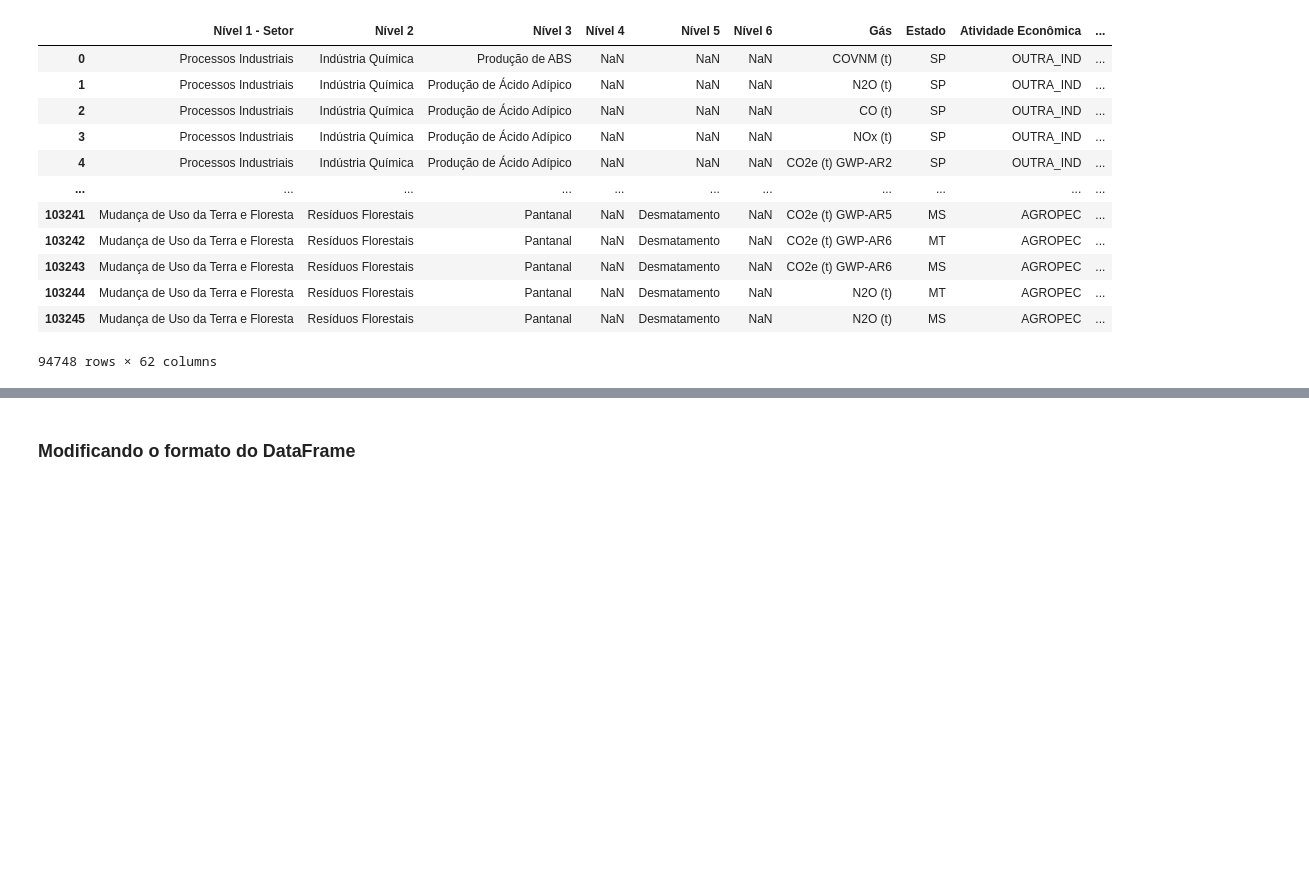
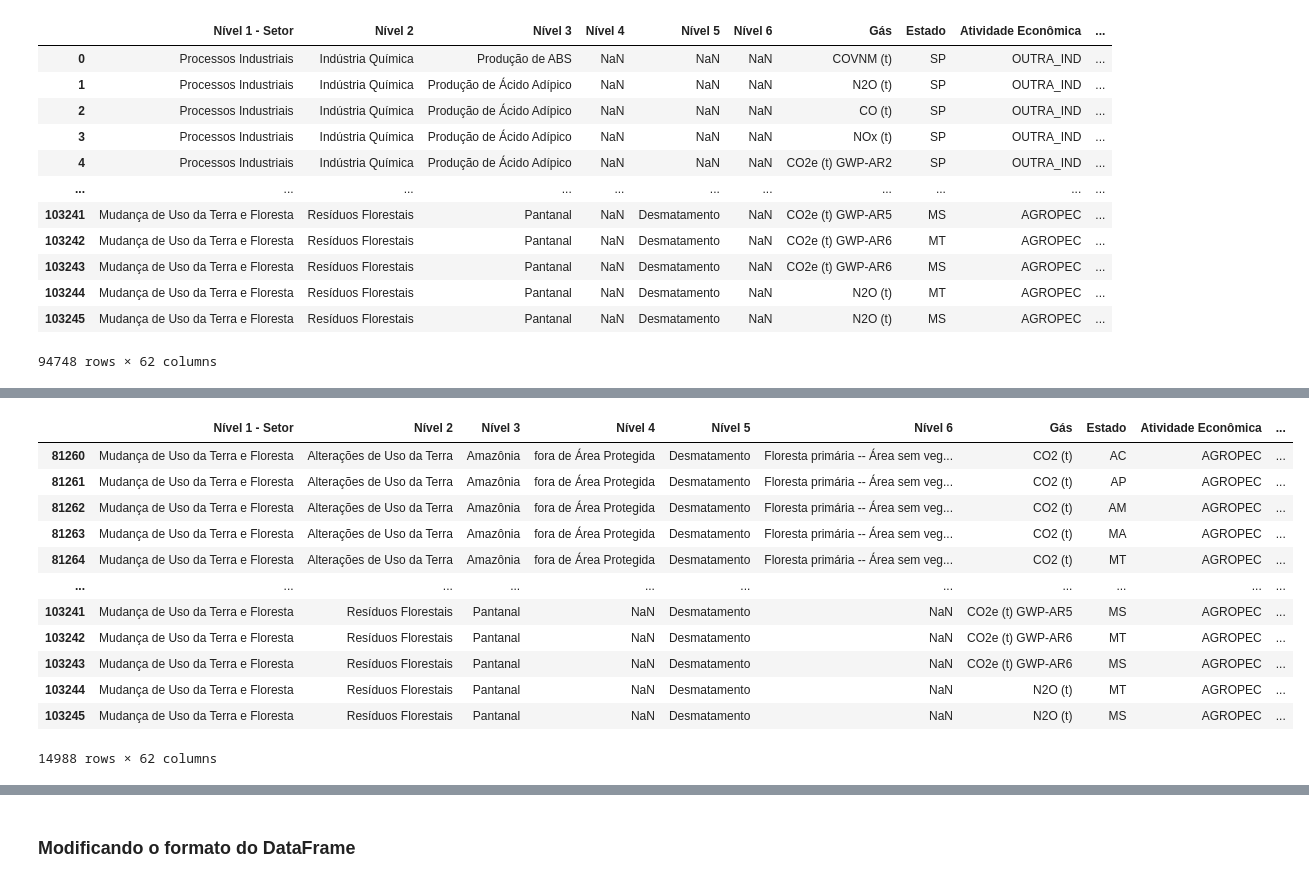
Before and after one commit to felipesayegg/Python-para-Data-Science, a Jupyter notebook: pandas_selecao_e_agrupamento.ipynb, the cells around one changed output, grey strips where cells are left out. Saved outputs shown, nothing was run; the diff lists cells and outputs as text; code cells hidden in the pictures; blank space fills up the shorter version.

```diff
--- a/pandas_selecao_e_agrupamento.ipynb
+++ b/pandas_selecao_e_agrupamento.ipynb
@@ -224,0 +258,16 @@ data_gases
+# %%
+data_gases[data_gases['Nível 1 - Setor'] == 'Mudança de Uso da Terra e Floresta']
+# %% [output]
+|  | Nível 1 - Setor | Nível 2 | Nível 3 | Nível 4 | Nível 5 | Nível 6 | Gás | Estado | Atividade Econômica | ... |
+| 81260 | Mudança de Uso da Terra e Floresta | Alterações de Uso da Terra | Amazônia | fora de Área Protegida | Desmatamento | Floresta primária -- Área sem veg... | CO2 (t) | AC | AGROPEC | ... |
+| 81261 | Mudança de Uso da Terra e Floresta | Alterações de Uso da Terra | Amazônia | fora de Área Protegida | Desmatamento | Floresta primária -- Área sem veg... | CO2 (t) | AP | AGROPEC | ... |
+| 81262 | Mudança de Uso da Terra e Floresta | Alterações de Uso da Terra | Amazônia | fora de Área Protegida | Desmatamento | Floresta primária -- Área sem veg... | CO2 (t) | AM | AGROPEC | ... |
+| 81263 | Mudança de Uso da Terra e Floresta | Alterações de Uso da Terra | Amazônia | fora de Área Protegida | Desmatamento | Floresta primária -- Área sem veg... | CO2 (t) | MA | AGROPEC | ... |
+| 81264 | Mudança de Uso da Terra e Floresta | Alterações de Uso da Terra | Amazônia | fora de Área Protegida | Desmatamento | Floresta primária -- Área sem veg... | CO2 (t) | MT | AGROPEC | ... |
+| ... | ... | ... | ... | ... | ... | ... | ... | ... | ... | ... |
+| 103241 | Mudança de Uso da Terra e Floresta | Resíduos Florestais | Pantanal | NaN | Desmatamento | NaN | CO2e (t) GWP-AR5 | MS | AGROPEC | ... |
+| 103242 | Mudança de Uso da Terra e Floresta | Resíduos Florestais | Pantanal | NaN | Desmatamento | NaN | CO2e (t) GWP-AR6 | MT | AGROPEC | ... |
+| 103243 | Mudança de Uso da Terra e Floresta | Resíduos Florestais | Pantanal | NaN | Desmatamento | NaN | CO2e (t) GWP-AR6 | MS | AGROPEC | ... |
+| 103244 | Mudança de Uso da Terra e Floresta | Resíduos Florestais | Pantanal | NaN | Desmatamento | NaN | N2O (t) | MT | AGROPEC | ... |
+| 103245 | Mudança de Uso da Terra e Floresta | Resíduos Florestais | Pantanal | NaN | Desmatamento | NaN | N2O (t) | MS | AGROPEC | ... |
+14988 rows × 62 columns
```
Also changed, not shown: parts of 20 cells of this notebook.
